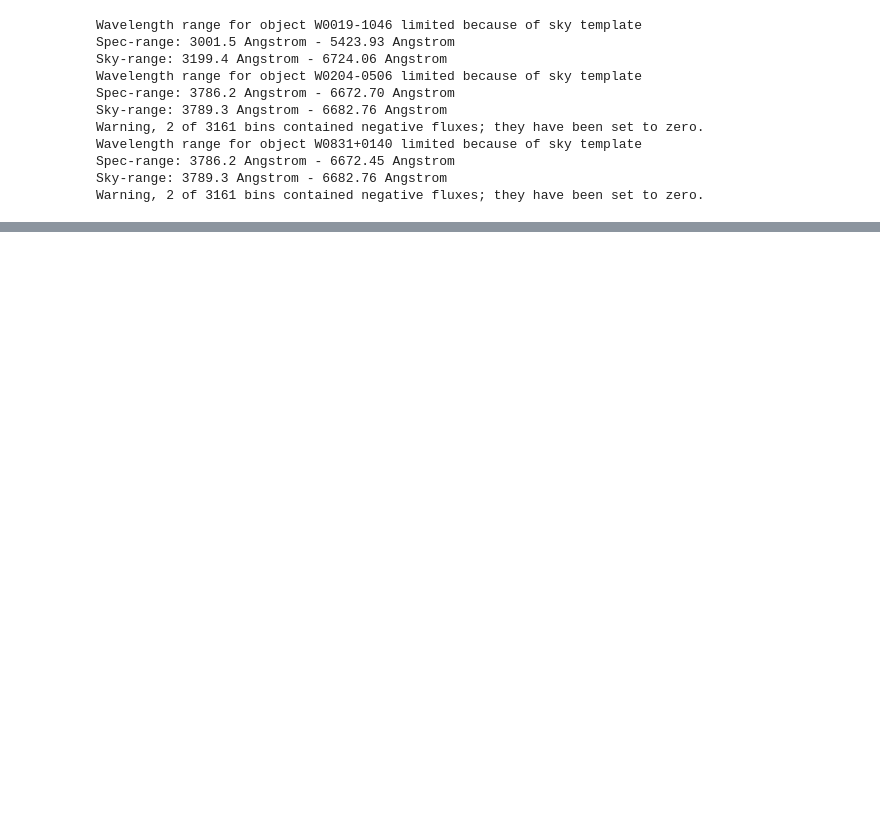
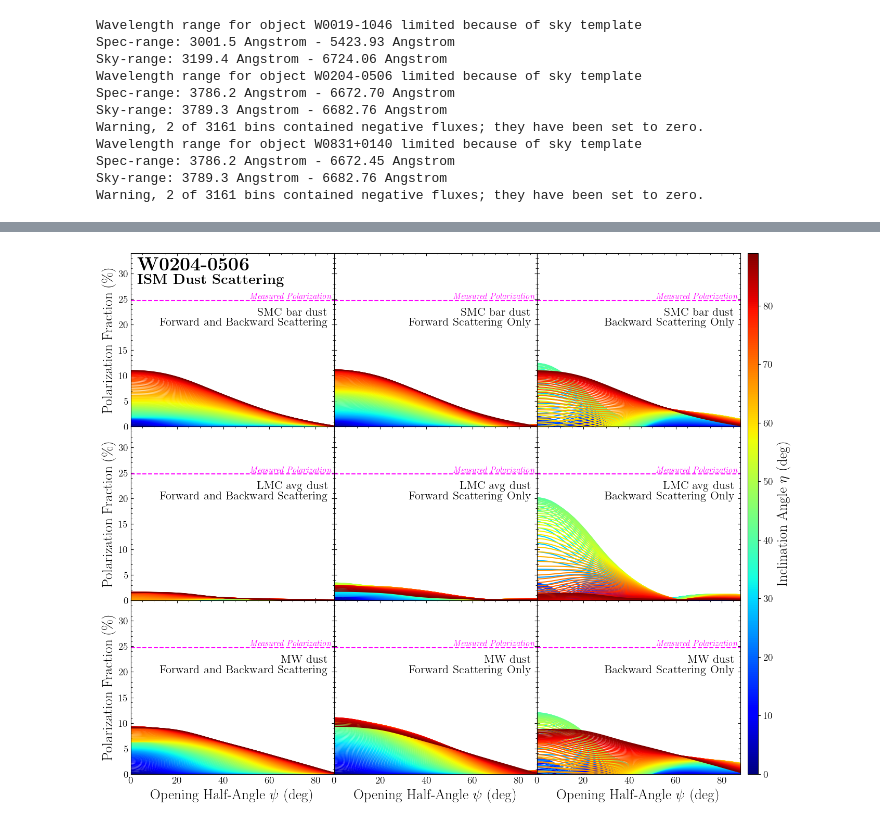
Before and after one commit to rjassef/Impol_BHDs_repo, a Jupyter notebook: plots/pol_model/pol_models_W0204.ipynb, the cells around one changed output, grey strips where cells are left out. Saved outputs shown, nothing was run; the diff lists cells and outputs as text; code cells hidden in the pictures; blank space fills up the shorter version.

Commit message:
Updated functions to create ISM models plot for W0204

```diff
--- a/plots/pol_model/pol_models_W0204.ipynb
+++ b/plots/pol_model/pol_models_W0204.ipynb
@@ -140 +103,5 @@ def plot_pol(p_bb, theta_angles, psi_angles, ymax=1.02, plot_fname=None, plot_la
+# %%
+#Use the latex font when plotting.
+matplotlib.rcParams['mathtext.fontset'] = 'stix'
+matplotlib.rcParams['font.family'] = 'STIXGeneral'
 # %%
@@ -207,0 +112,7 @@ for iband, band_name in enumerate(pol_data[wid]["bands"]):
+# %%
+#Define the model combinations.
+dust_models = ["SMC", "LMC", "MW"]
+dust_labels = ["SMC bar dust", "LMC avg dust", "MW dust"]
+
+fws = [True, True, False]
+bws = [True, False, True]
@@ -207,0 +140,81 @@ for iband, band_name in enumerate(pol_data[wid]["bands"]):
+# %%
+#Make the plot.
+bname = bnames[0]
+
+fig, axs = plt.subplots(len(dust_models),len(fws),figsize=(18, 13))
+fig.subplots_adjust(wspace=0.0)
+fig.subplots_adjust(hspace=0.0)
+
+
+#Set the normalization for the color map.
+Norm = mpl.colors.Normalize(vmin=theta_angles[0], vmax=theta_angles[-1])
+
+#Set the color map
+cmap = mpl.cm.jet
+
+ymax = 34.0
+
+for jind, ind in enumerate(indices):
+    k = int(ind[0])
+    i = int(ind[1])
+
+    #Set the ticks to point inwards.
+    axs[k,i].tick_params(axis='both', which="both", direction='in', labelsize=14, top=True, right=True)
+    axs[k,i].tick_params(axis='x', labelbottom=False)
+    axs[k,i].tick_params(axis='y', labelleft=False)
+
+    #Activate the minor ticks.
+    axs[k,i].minorticks_on()
+
+    colorbar = False
+    ylabel = False
+    xlabel = False
+
+    if i==0:
+        stype_label = "Forward and Backward Scattering"
+        ylabel = True
+        axs[k,i].tick_params(axis='y', labelleft=True)
+    elif i==1:
+        stype_label = "Forward Scattering Only"
+    elif i==2:
+        stype_label = "Backward Scattering Only"
+        #colorbar = True
+    if k==2:
+        xlabel = True
+        axs[k,i].tick_params(axis='x', labelbottom=True)
+
+    #Run through every inclination angle plotting the curves.
+    for jtheta, theta in enumerate(theta_angles):
+        #Set the color
+        c = cmap(Norm(theta))
+        #Plot
+        im = axs[k,i].plot(psi_angles, 100*p_bb[jind][bname][jtheta], color=c, linestyle='solid')
+
+    #Set the axes limits.
+    axs[k,i].set_xlim([0, np.max(psi_angles)-1])
+    axs[k,i].set_ylim([0, ymax])
+
+    axs[k,i].text(0.97, 0.58, stype_label, ha='right', transform=axs[k,i].transAxes, fontsize=16)
+    axs[k,i].text(0.97, 0.64, dust_labels[k], ha='right', transform=axs[k,i].transAxes, fontsize=16)
+    puse = op.pfrac[wid][bname]
+    axs[k,i].plot([0, 90], [puse, puse], '--', label=wid+" "+bname, color='magenta')
+    axs[k,i].text(psi_angles[-1]*0.98, puse, r"\textit{Measured Polarization}", style='italic', color='magenta', ha='right', va='bottom', fontsize=12)
+    #axs[k,i].legend(loc=7, fontsize=20)
+
+    if k==0 and i==0:
+        axs[k,i].text(0.03, 0.90, r"\textbf{W0204-0506}", fontsize=26, ha='left', transform=axs[k,i].transAxes)
+        axs[k,i].text(0.03, 0.82, r"\textbf{ISM Dust Scattering}", fontsize=20, ha='left', transform=axs[k,i].transAxes)
+
+    #Set the axes labels.
+    if ylabel:
+        axs[k,i].set_ylabel('Polarization Fraction (\%)', fontsize=20)
+    if xlabel:
+        axs[k,i].set_xlabel(r'Opening Half-Angle $\psi$ (deg)', fontsize=20)
+
+cb = fig.colorbar(mpl.cm.ScalarMappable(norm=Norm, cmap=cmap), ax=axs, pad=0.01, aspect=50)
+cb.set_label(label=r'Inclination Angle $\eta$ (deg)', fontsize=20)
+cb.ax.tick_params(labelsize=14)
+
+fig.savefig("ISM_pol_W0204.png", dpi=200, bbox_inches='tight')
+# %% [output]
+[figure, added]
```
Also changed, not shown: parts of 11 cells of this notebook, 6 other files.
